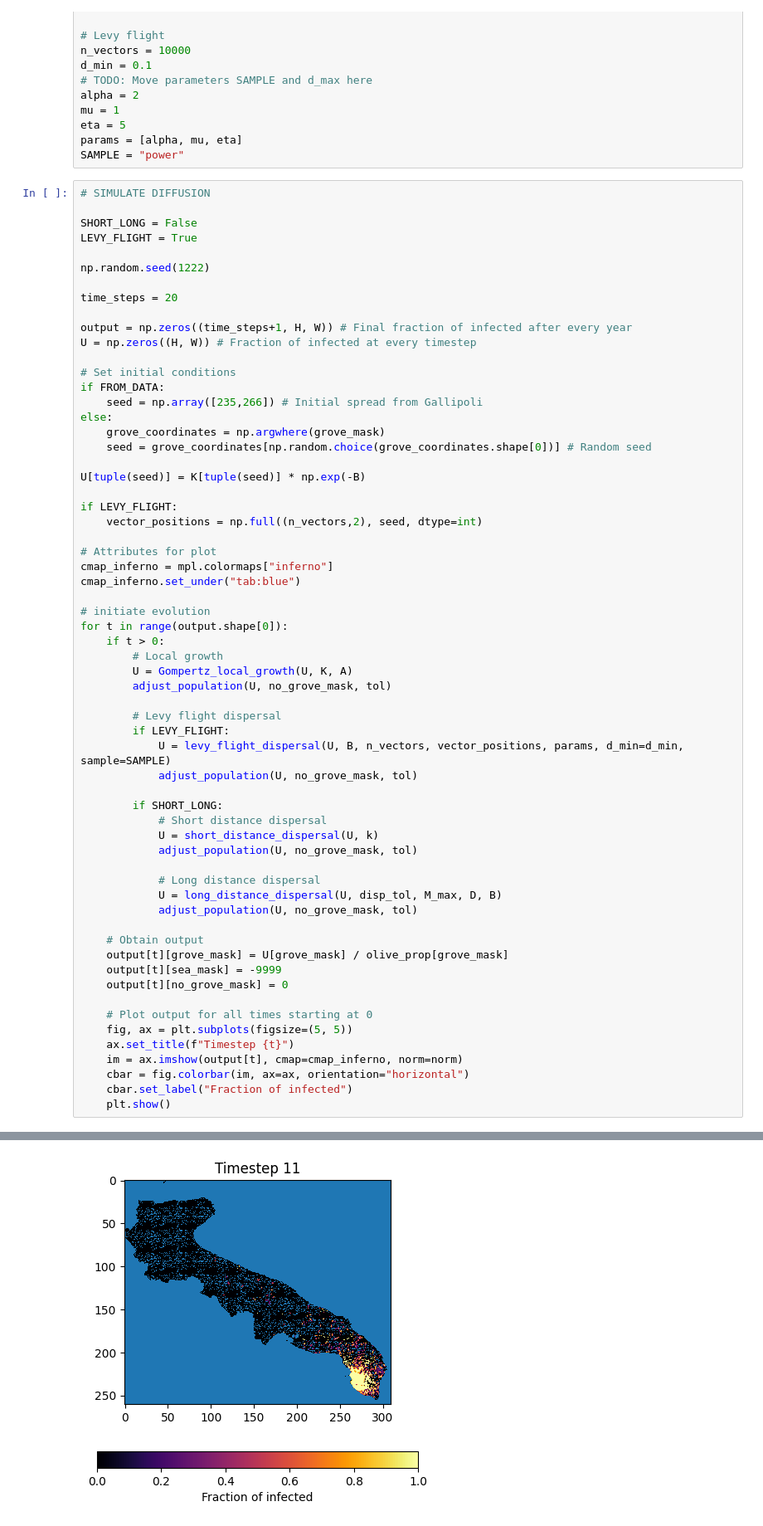
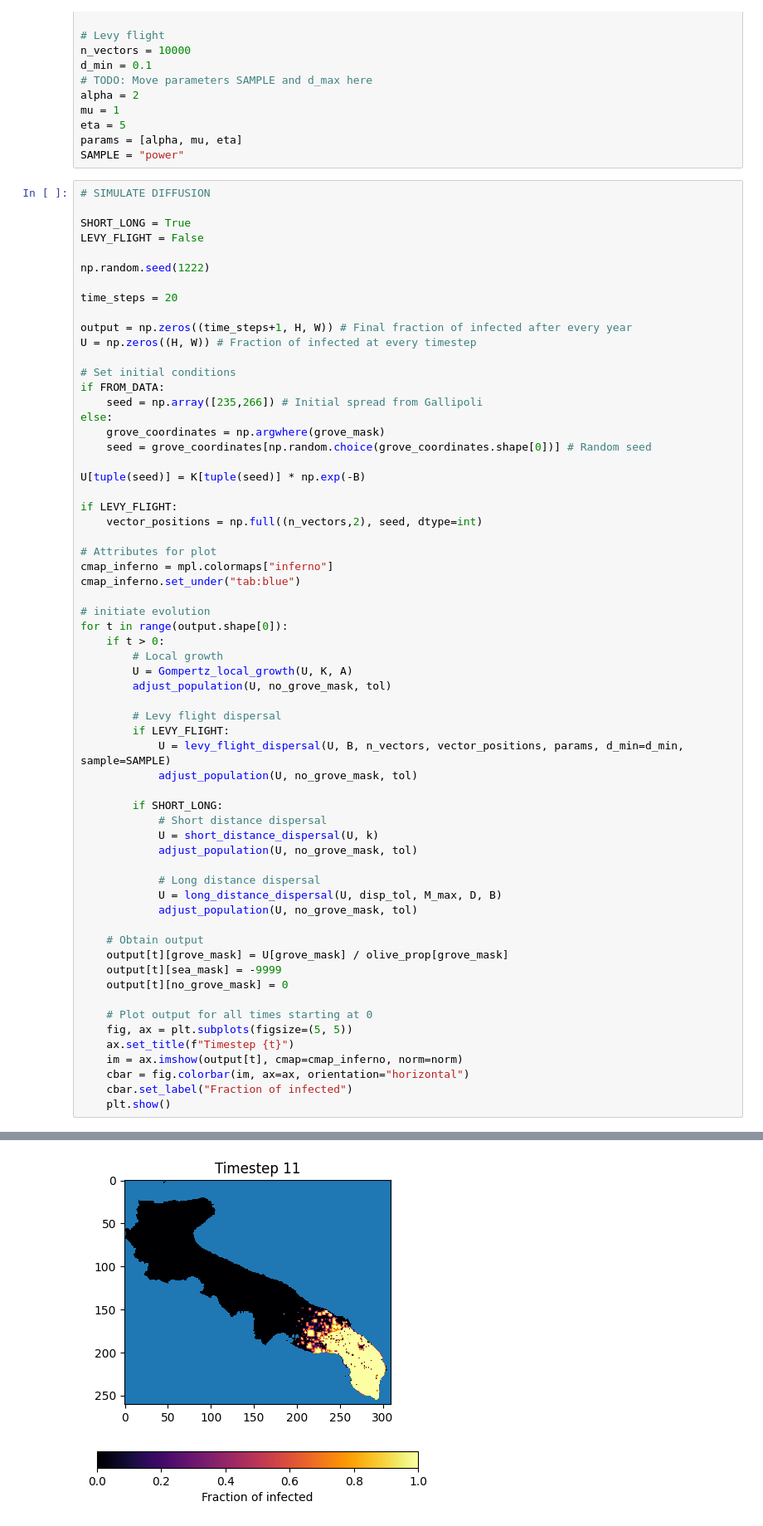
Before and after one commit to LeonMengoni/Xylella-Fastidiosa, a Jupyter notebook: Xylella.ipynb, the cells around one changed output, grey strips where cells are left out. Shown at 83% size. Drawn from its saved outputs; the diff is of its cells as text.

```diff
--- a/Xylella.ipynb
+++ b/Xylella.ipynb
@@ -323,8 +323,8 @@ SAMPLE = "power"
 # %%
 # SIMULATE DIFFUSION
 
-SHORT_LONG = False
-LEVY_FLIGHT = True
+SHORT_LONG = True
+LEVY_FLIGHT = False
 
 np.random.seed(1222)
 
@@ -397,2 +397,2 @@ for t in range(output.shape[0]):
-[figure, old version]
+[figure, new version]
 ... (9 outputs left out)
```
Also changed, not shown: parts of 3 cells of this notebook, 5 other files.
